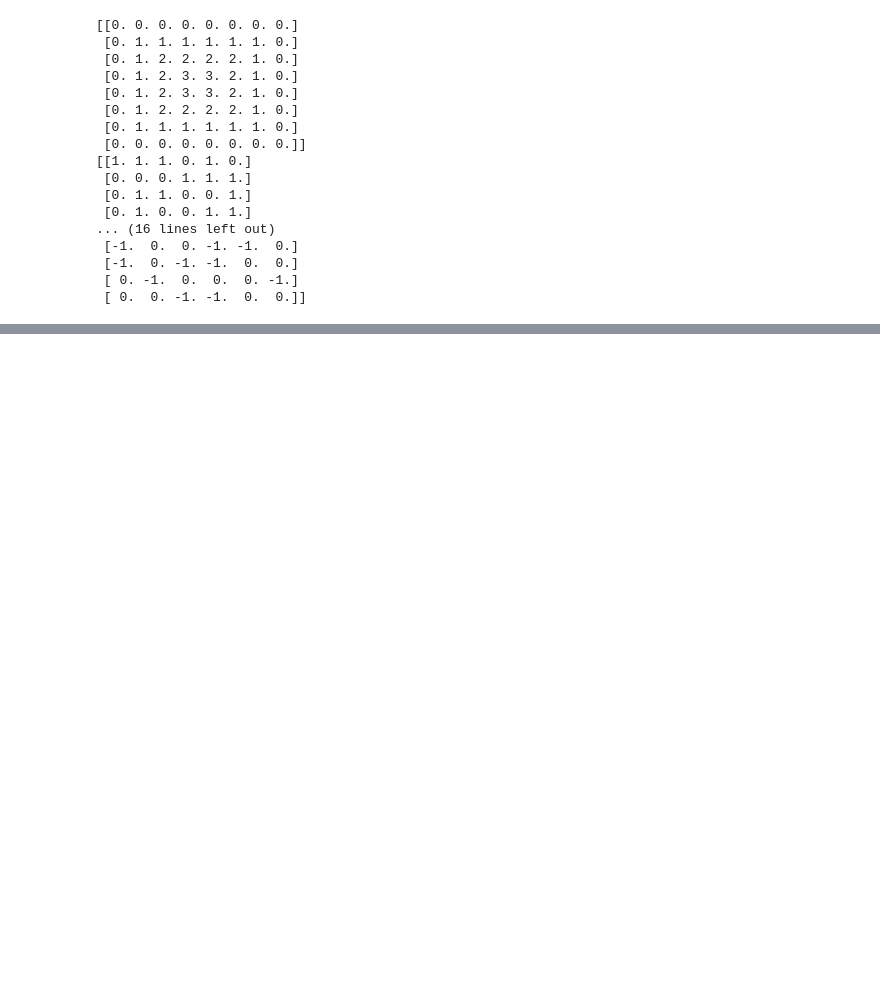
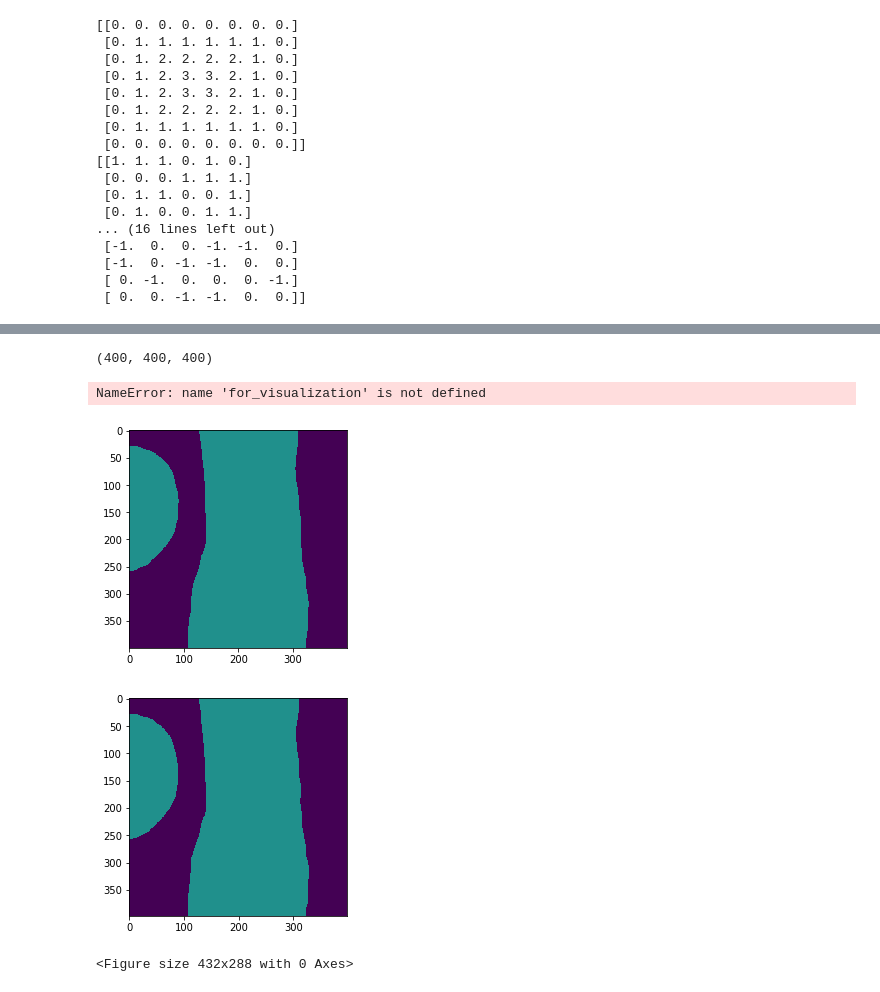
Before and after one commit to davidackerman/CNNectome, a Jupyter notebook: test.ipynb, the cells around one changed output, grey strips where cells are left out. Cells and saved outputs as stored; diff of their text form; code cells hidden in the pictures; blank space fills up the shorter version.

```diff
--- a/test.ipynb
+++ b/test.ipynb
@@ -993,0 +1075,19 @@ valid = np.abs(distance(im))<=d
+# %%
+print(im.shape)
+z=10
+plt.imshow(im[:,:,z],vmin=0,vmax=2)
+plt.figure()
+temp=im.copy()
+temp = im[1:-1,1:-1,1:-1]
+plt.imshow(temp[:,:,z],vmin=0,vmax=2)
+plt.figure()
+temp[for_visualization==1]=2
+plt.imshow(temp[:,:,z],vmin=0,vmax=2)
+plt.figure()
+plt.imshow(im[:,:,z],vmin=0,vmax=2)
+# %% [output]
+(400, 400, 400)
+NameError: name 'for_visualization' is not defined
+[figure, added]
+[figure, added]
+<Figure size 432x288 with 0 Axes>
```
Also changed, not shown: parts of 22 cells of this notebook.
